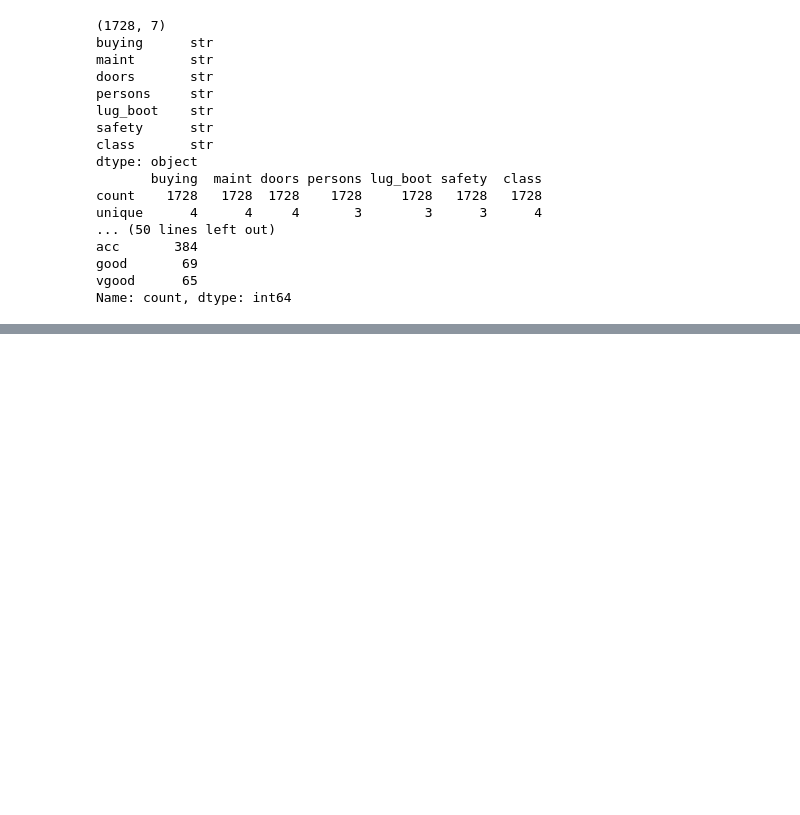
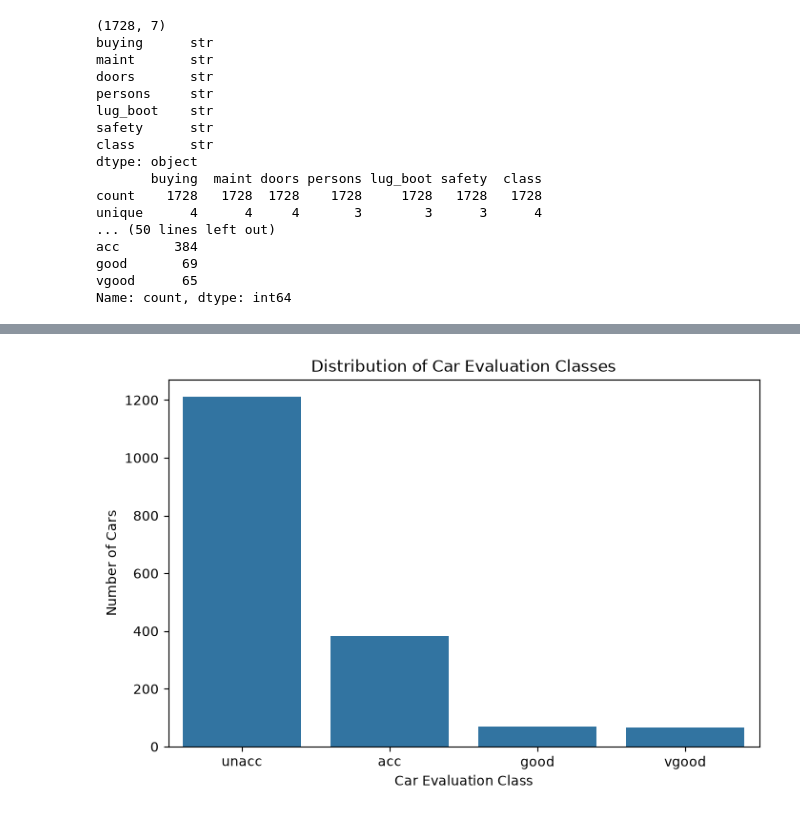
Before and after one commit to Semimona/Project2, a Jupyter notebook: Project2.ipynb, the cells around one changed output, grey strips where cells are left out. Saved outputs shown, nothing was run; the diff lists cells and outputs as text; code cells hidden in the pictures; blank space fills up the shorter version.

```diff
--- a/Project2.ipynb
+++ b/Project2.ipynb
@@ -73,0 +100,15 @@ Name: count, dtype: int64
+# %%
+plt.figure(figsize=(8, 5))
+
+sns.countplot(
+    data=df,
+    x='class',
+    order=['unacc', 'acc', 'good', 'vgood']
+)
+
+plt.title('Distribution of Car Evaluation Classes')
+plt.xlabel('Car Evaluation Class')
+plt.ylabel('Number of Cars')
+plt.show()
+# %% [output]
+[figure, added]
```
Also changed, not shown: parts of 5 cells of this notebook.
